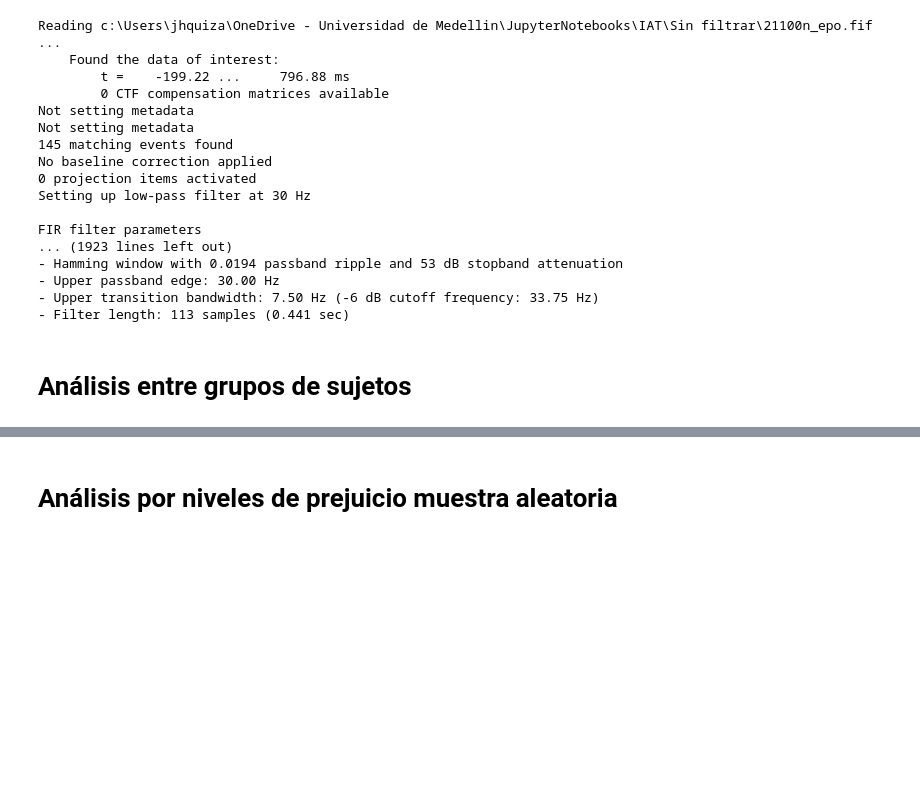
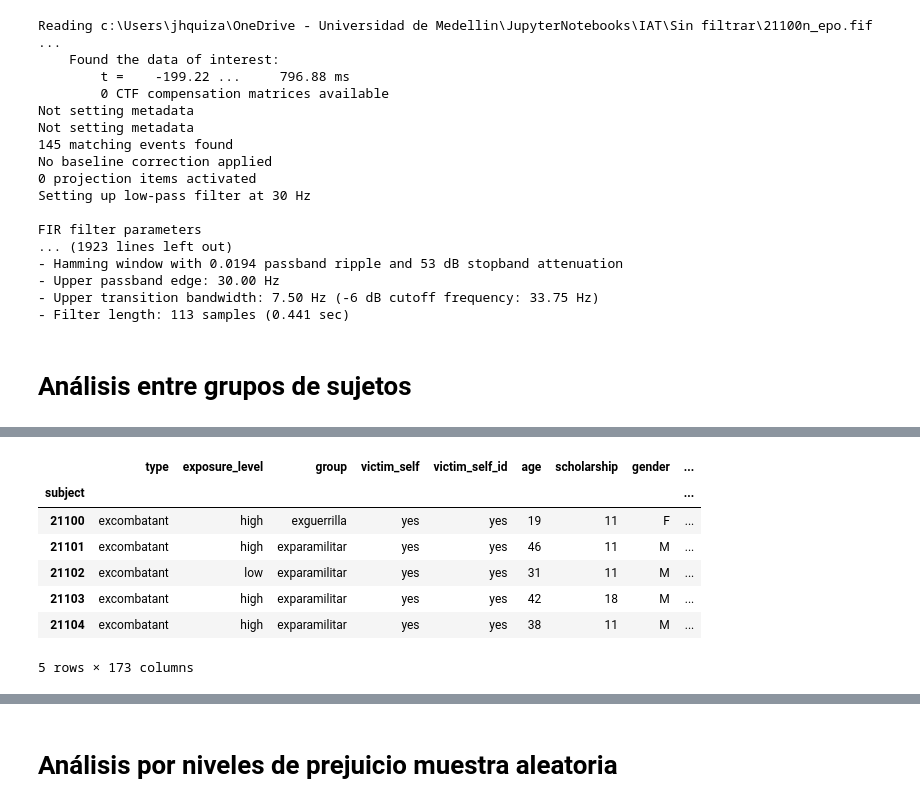
Before and after one commit to jhquiza/EEG_IAT, a Jupyter notebook: Análisis univariante masivo definitivo.ipynb, the cells around one changed output, grey strips where cells are left out. Saved outputs shown, nothing was run; the diff lists cells and outputs as text; code cells hidden in the pictures; blank space fills up the shorter version.

```diff
--- a/Análisis univariante masivo definitivo.ipynb
+++ b/Análisis univariante masivo definitivo.ipynb
@@ -240,0 +529,7 @@ cl.time_intervals(df, ['CZ'])
+# %%
+# Gráfica ERP clúster 1
+canales_1 = ['F1','F3', 'FZ', 'F2', 'AF3', 'FC3']
+t_init_1 = 0.352
+duration_1 = 0.109
+fig1 = cl.graficos_exc_vic(canales=canales_1, evocados_co=evocados_co, evocados_in=evocados_in, excombatant=excombatant,
+                           victim=victim, control=control, t_init=t_init_1, duration=duration_1, tmin=0.0, tmax=0.796875, pos_legend='lower left')
@@ -240,0 +538,7 @@ cl.time_intervals(df, ['CZ'])
+# %%
+# Gráfica ERP clúster 2
+canales_2 = ['FCZ', 'FC2']
+t_init_2 = 0.566
+duration_2 = 0.063
+fig1 = cl.graficos_exc_vic(canales=canales_2, evocados_co=evocados_co, evocados_in=evocados_in, excombatant=excombatant,
+                           victim=victim, control=control, t_init=t_init_2, duration=duration_2, tmin=0.0, tmax=0.796875, pos_legend='lower left')
@@ -240,0 +547,7 @@ cl.time_intervals(df, ['CZ'])
+# %%
+# Gráfica ERP clúster 3
+canales_3 = ['P1', 'P3', 'CP1']
+t_init_3 = 0.715
+duration_3 = 0.082
+fig1 = cl.graficos_exc_vic(canales=canales_3, evocados_co=evocados_co, evocados_in=evocados_in, excombatant=excombatant,
+                           victim=victim, control=control, t_init=t_init_3, duration=duration_3, tmin=0.0, tmax=0.796875, pos_legend='lower left')
@@ -240,0 +556,8 @@ cl.time_intervals(df, ['CZ'])
+# %%
+cluster_1 = ', '.join(canales_1)
+cluster_2 = ', '.join(canales_2)
+cluster_3 = ', '.join(canales_3)
+clusteres = pd.DataFrame(data=[[cluster_1, t_init_1, t_init_1+duration_1], [cluster_2, t_init_2, t_init_2+duration_2], [cluster_3, t_init_3, t_init_3+duration_3]],
+                         columns=['electrodos','t_inicial (s)','t_final (s)'])
+df_medidas= cl.batch_medidas_exc_vic(clusteres=clusteres, evocados_co=evocados_co, evocados_in=evocados_in, excombatant=excombatant, victim=victim, control=control)
+df_medidas.head()
@@ -240,0 +571,14 @@ cl.time_intervals(df, ['CZ'])
+# %%
+df_medidas['subject']= df_medidas['subject'].astype('int64')
+df_medidas.set_index('subject', inplace=True)
+medidas = pd.merge(df, df_medidas, left_index=True, right_index=True, how='inner')
+medidas.head()
+# %% [output]
+|  | type | exposure_level | group | victim_self | victim_self_id | age | scholarship | gender | ... |
+| subject |  |  |  |  |  |  |  |  | ... |
+| 21100 | excombatant | high | exguerrilla | yes | yes | 19 | 11 | F | ... |
+| 21101 | excombatant | high | exparamilitar | yes | yes | 46 | 11 | M | ... |
+| 21102 | excombatant | low | exparamilitar | yes | yes | 31 | 11 | M | ... |
+| 21103 | excombatant | high | exparamilitar | yes | yes | 42 | 18 | M | ... |
+| 21104 | excombatant | high | exparamilitar | yes | yes | 38 | 11 | M | ... |
+5 rows × 173 columns
```
Also changed, not shown: parts of 92 cells of this notebook, 6 other files.
